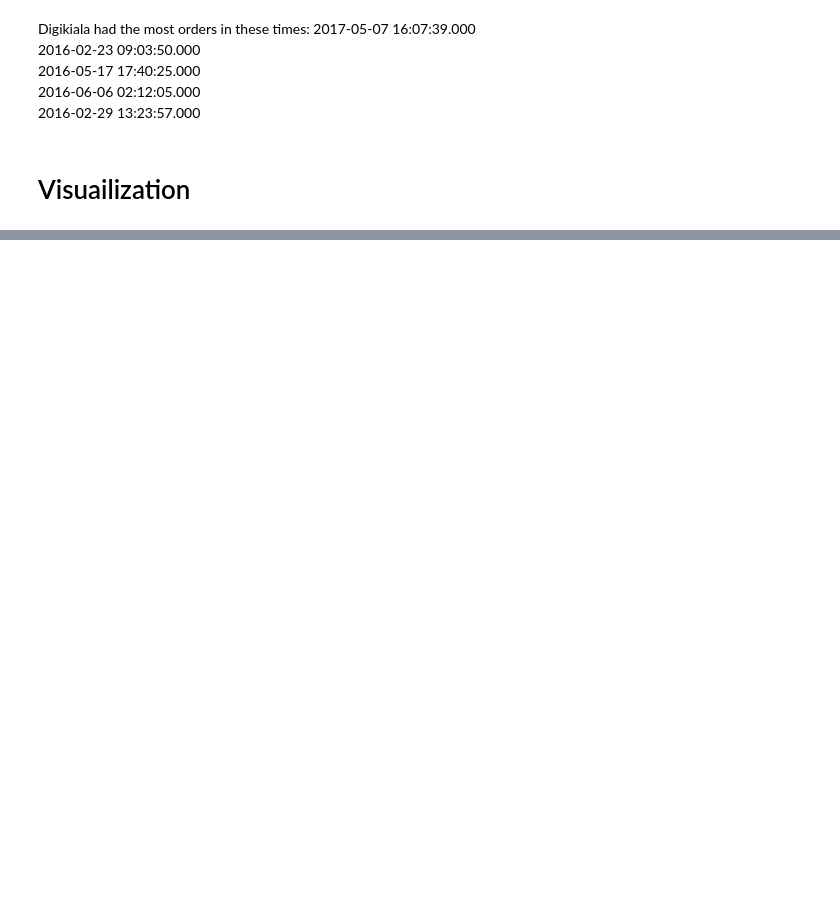
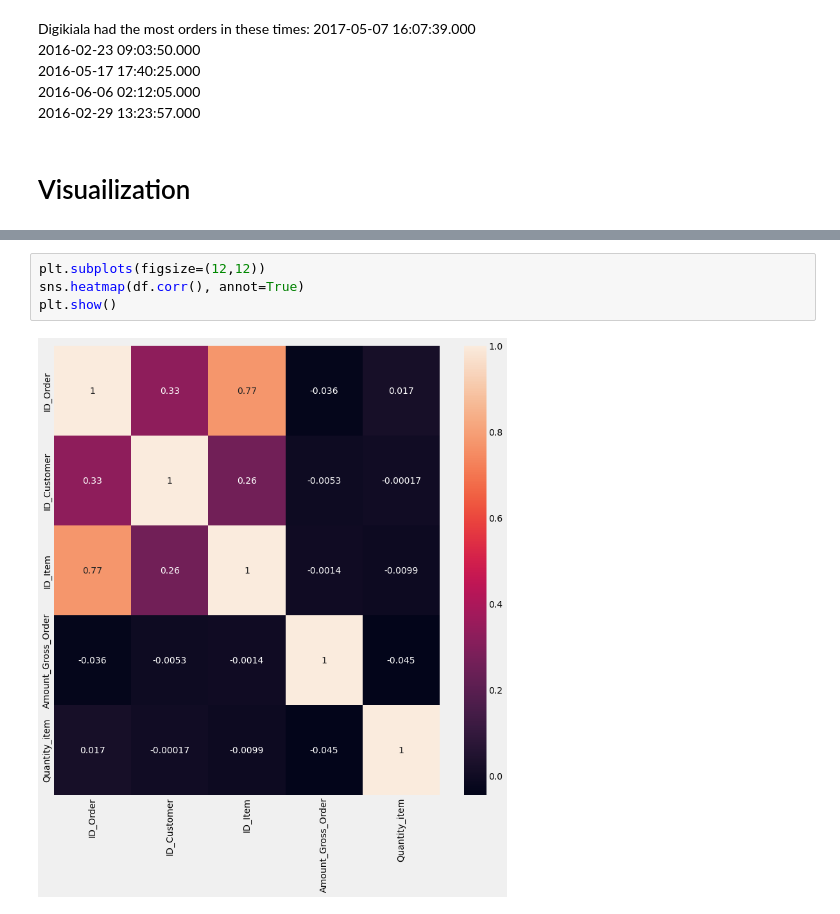
Before and after one commit to Melanee-Melanee/Startups, a Jupyter notebook: digikala-analysis.ipynb, the cells around one changed output, grey strips where cells are left out. Cells and saved outputs as stored; diff of their text form; blank space fills up the shorter version.

```diff
--- a/digikala-analysis.ipynb
+++ b/digikala-analysis.ipynb
@@ -361,0 +379,6 @@ px.bar(df, x="city_name_fa", y="ID_Order", barmode="group")
+# %%
+plt.subplots(figsize=(12,12))
+sns.heatmap(df.corr(), annot=True)
+plt.show()
+# %% [output]
+[figure, added]
```
Also changed, not shown: parts of 13 cells of this notebook.
